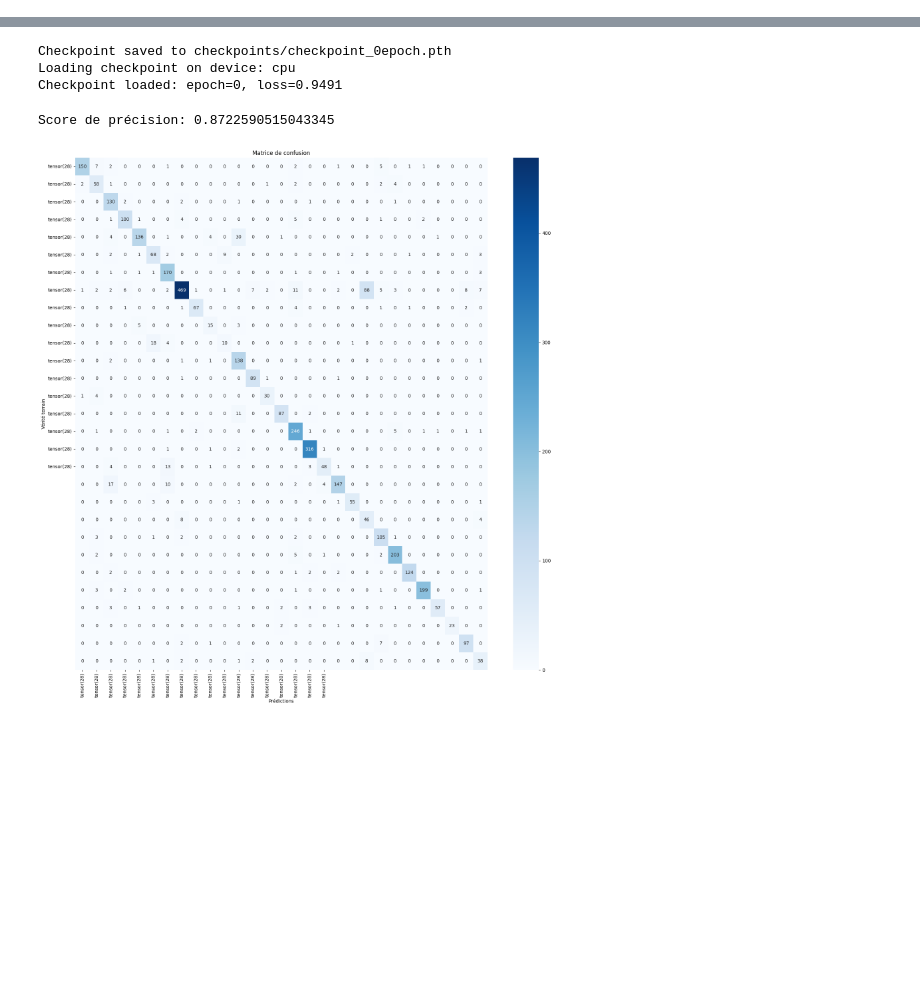
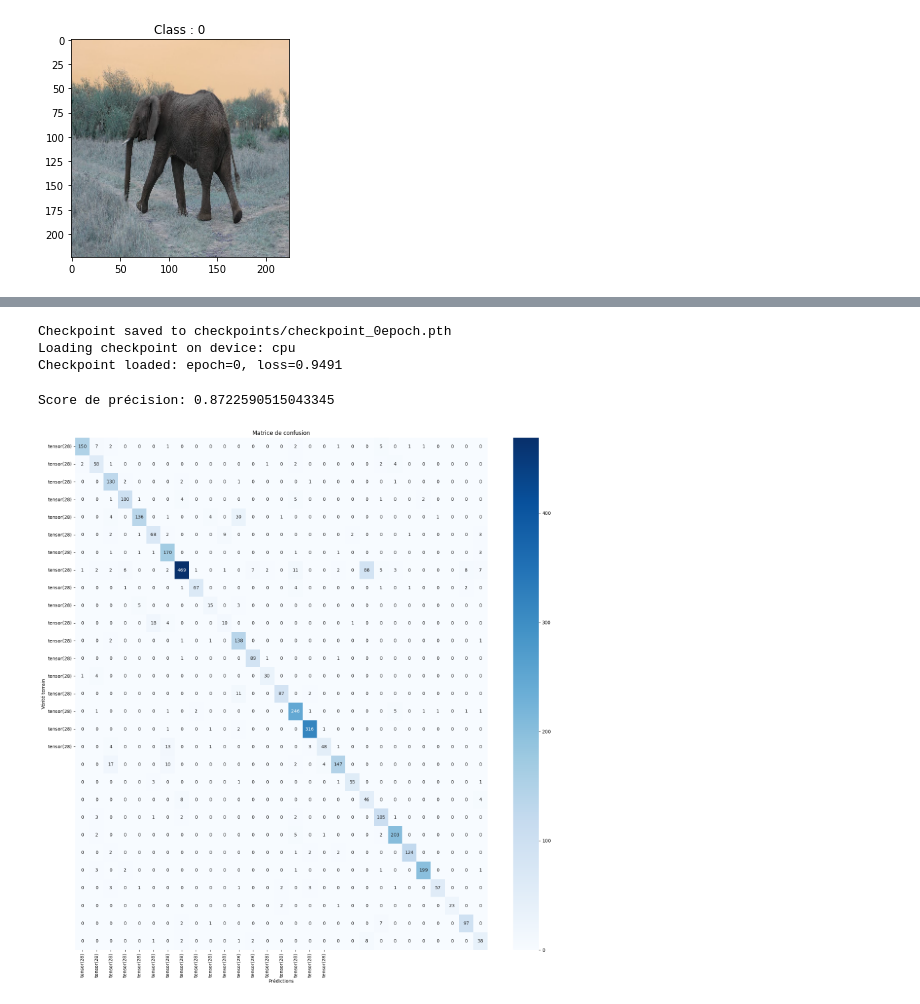
Before and after one commit to avishagnevo/functional-entropy, a Jupyter notebook: transfer_training.ipynb, the cells around one changed output, grey strips where cells are left out. Drawn from its saved outputs; the diff is of its cells as text; code cells hidden in the pictures; blank space fills up the shorter version.

```diff
--- a/transfer_training.ipynb
+++ b/transfer_training.ipynb
@@ -19,3 +20,21 @@ import torchvision.transforms as transforms
 import torchvision.models as models
 
 from sklearn.metrics import confusion_matrix, accuracy_score, classification_report
+# %%
+import json
+
+def load_config(config_path: str) -> dict:
+    """
+    Loads the configuration from a JSON file.
+
+    :param config_path: Path to the JSON config file.
+    :return: A dictionary with configuration parameters.
+    """
+    with open(config_path, 'r') as f:
+        config = json.load(f)
+    return config
+
+# Load configuration
+config = load_config('config.json')
+labels = config.get('labels', [])
+print("Chosen labels:", labels)
@@ -96,11 +141,5 @@ print("Y_valid shape:", Y_valid.shape)
 
 total_images = X.shape[0] + X_valid.shape[0]
 print("Total number of images:", total_images)
-
-# Display the first 3 training images with their class labels
-for i in range(3):
-    plt.imshow(X[i])
-    plt.title(f"Class : {Y[i]}")
-    plt.show()
 # %% [output]
 Validation data dimensions:
@@ -113,3 +170,11 @@ Total number of images: 19141
+# %%
+# Display the first 3 training images with their class labels
+for i in range(1):
+    plt.imshow(X[i])
+    plt.title(f"Class : {Y[i]}")
+    plt.show()
+# %% [output]
+[figure, added]
 # %%
 import torch
 import torch.nn as nn
```
Also changed, not shown: parts of 13 cells of this notebook, 2 other files.
